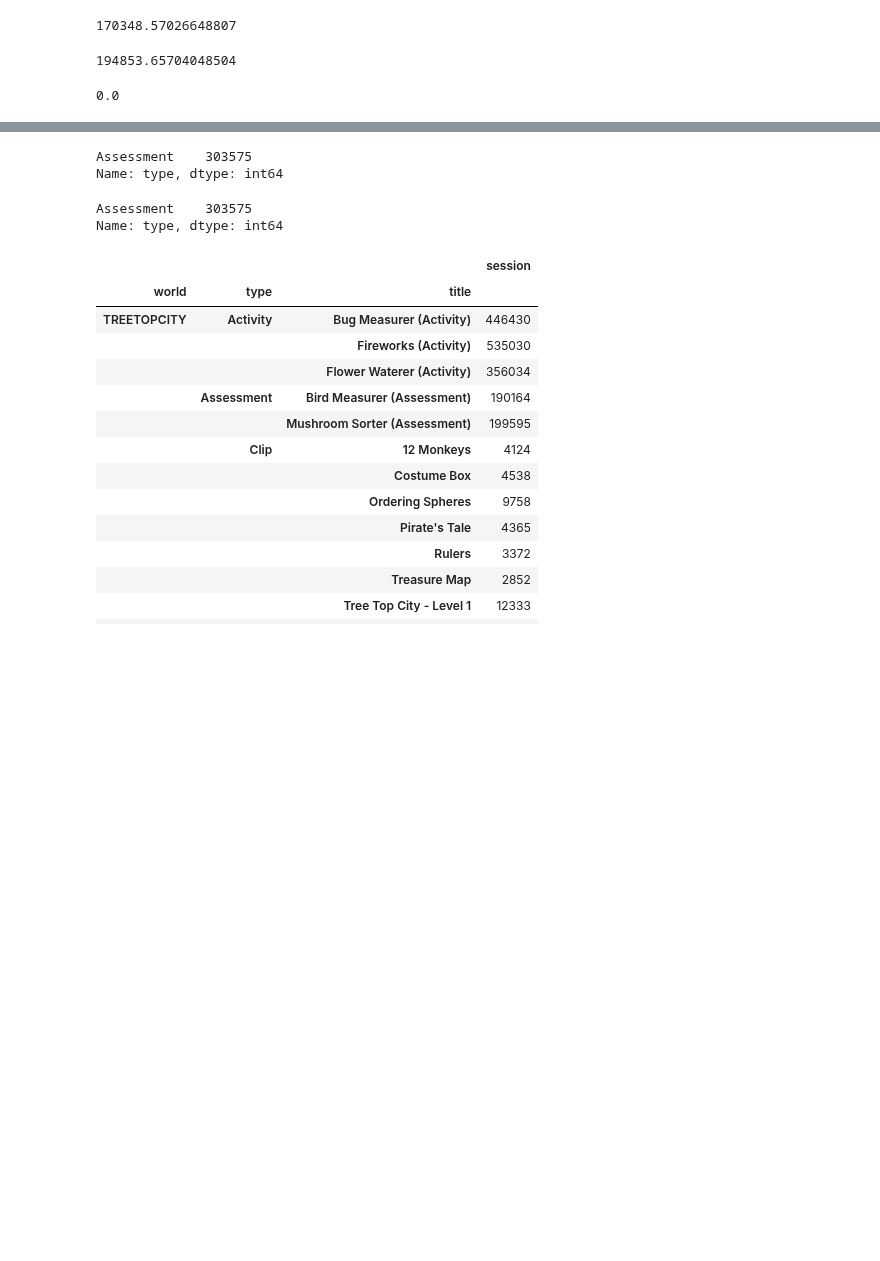
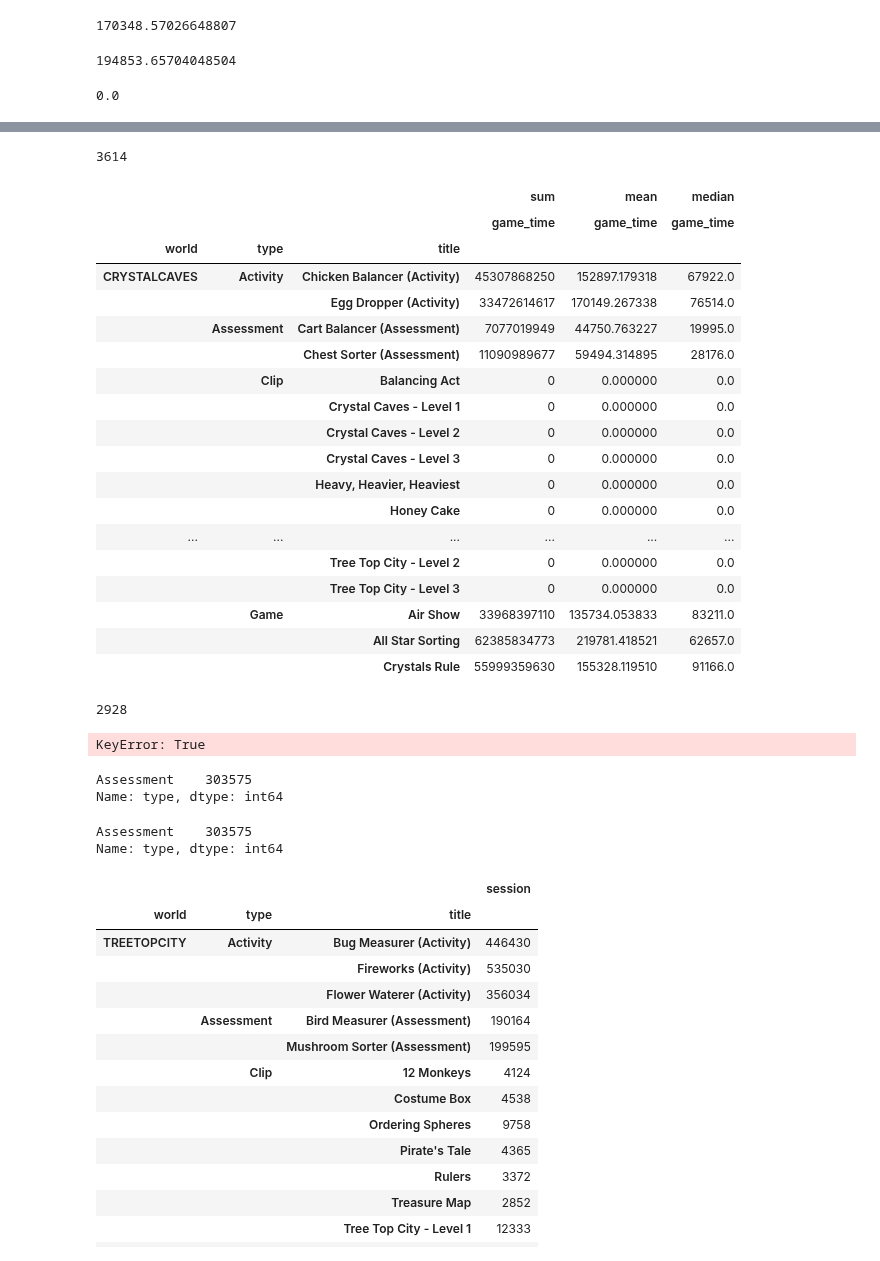
Before and after one commit to cats-in-the-hat/PBS-KIDS2, a Jupyter notebook: JQ.ipynb, the cells around one changed output, grey strips where cells are left out. Drawn from its saved outputs; the diff is of its cells as text; code cells hidden in the pictures; blank space fills up the shorter version.

```diff
--- a/JQ.ipynb
+++ b/JQ.ipynb
@@ -340,0 +391,26 @@ Kids who never pass assessments spent average time of: 121.10486981302671
+# %%
+eda.installation_id.nunique()
+# %% [output]
+3614
+# %%
+pd.pivot_table(eda, values = ["game_time"], index=["world", "type", "title"], aggfunc=[np.sum, np.mean, np.median])
+# %% [output]
+|  |  |  | sum | mean | median |
+|  |  |  | game_time | game_time | game_time |
+| world | type | title |  |  |  |
+| CRYSTALCAVES | Activity | Chicken Balancer (Activity) | 45307868250 | 152897.179318 | 67922.0 |
+|  |  | Egg Dropper (Activity) | 33472614617 | 170149.267338 | 76514.0 |
+|  | Assessment | Cart Balancer (Assessment) | 7077019949 | 44750.763227 | 19995.0 |
+|  |  | Chest Sorter (Assessment) | 11090989677 | 59494.314895 | 28176.0 |
+|  | Clip | Balancing Act | 0 | 0.000000 | 0.0 |
+|  |  | Crystal Caves - Level 1 | 0 | 0.000000 | 0.0 |
+|  |  | Crystal Caves - Level 2 | 0 | 0.000000 | 0.0 |
+|  |  | Crystal Caves - Level 3 | 0 | 0.000000 | 0.0 |
+|  |  | Heavy, Heavier, Heaviest | 0 | 0.000000 | 0.0 |
+|  |  | Honey Cake | 0 | 0.000000 | 0.0 |
+| ... | ... | ... | ... | ... | ... |
+|  |  | Tree Top City - Level 2 | 0 | 0.000000 | 0.0 |
+|  |  | Tree Top City - Level 3 | 0 | 0.000000 | 0.0 |
+|  | Game | Air Show | 33968397110 | 135734.053833 | 83211.0 |
+|  |  | All Star Sorting | 62385834773 | 219781.418521 | 62657.0 |
+|  |  | Crystals Rule | 55999359630 | 155328.119510 | 91166.0 |
@@ -340,0 +419,4 @@ Kids who never pass assessments spent average time of: 121.10486981302671
+# %%
+eda[(eda.game_time > 39085) & (eda.type == "Assessment")].installation_id.nunique()
+# %% [output]
+2928
@@ -340,0 +425,4 @@ Kids who never pass assessments spent average time of: 121.10486981302671
+# %%
+eda[(eda.accuracy_group == 1) & (eda.type == "Assessment")].game_time > 39085].installation_id
+# %% [output]
+KeyError: True
```
Also changed, not shown: parts of 10 cells of this notebook.
